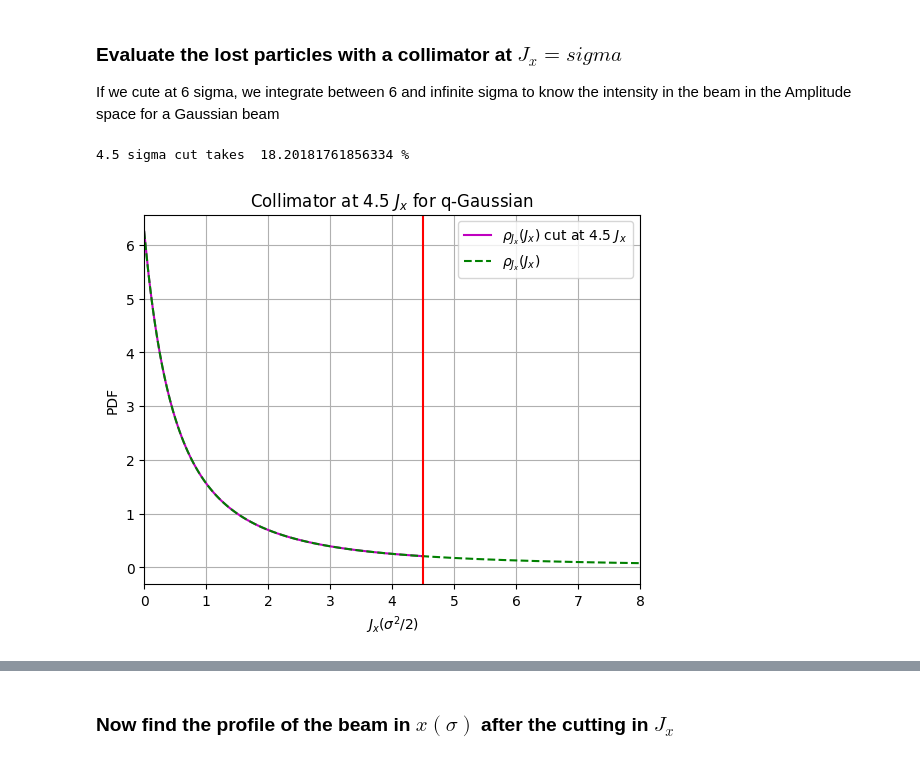
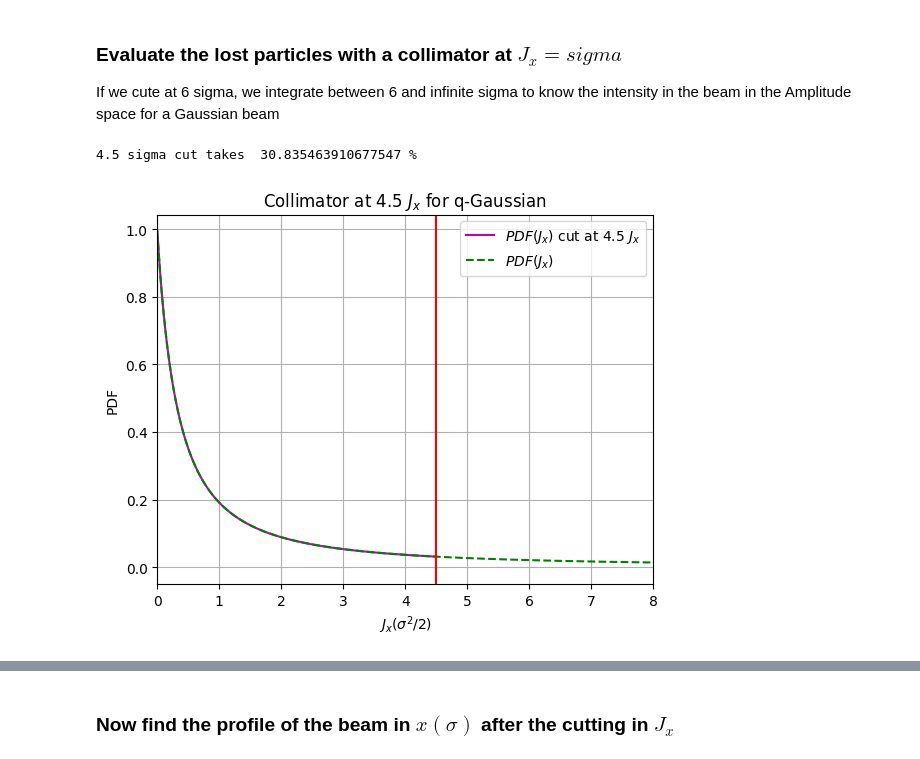
Before and after one commit to ElleanorLamb/xsuite_functions, a Jupyter notebook: Examples/presentation_collimator.ipynb, the cells around one changed output, grey strips where cells are left out. Saved outputs shown, nothing was run; the diff lists cells and outputs as text; code cells hidden in the pictures.

```diff
--- a/Examples/presentation_collimator.ipynb
+++ b/Examples/presentation_collimator.ipynb
@@ -359,7 +391,7 @@ ValueError: operands could not be broadcast together with shapes (999,) (9999,)
 ############ beam distribution symmetric about 0
 x = np.linspace(-100,100,20000)
 
-q0=1.4
+q0=1.5
 b0=1/(5-3*q0)
 
 
@@ -428,34 +460,34 @@ collim_position = 4.5
 
 xcollim_q = np.linspace(0.0000,collim_position,1000) # 0 to 3 sigma
 x = jx
 y = pdf_jx_q
 ycollim_q = np.interp(xcollim_q, x, y)
 
 
 ############# Integrate up to the collimator and then normalise
 
 perc_cut = sp.integrate.simps(ycollim_q, x=xcollim_q, dx=1, axis=-1,)
 perc_all = sp.integrate.simps(pdf_jx_q, x=jx, dx=1, axis=-1,)
 
 
 ############## calculate percentage lost
 
 perc_q = 100-(perc_cut/perc_all)*100
 print(str(collim_position) , 'sigma cut takes ',  perc_q, '%')
 
 
 ############### plot
 plt.figure()
-plt.plot(xcollim_q, ycollim_q, label='$\\rho_{J_x}(J_x)$ cut at 4.5 $J_x$ ', c='m')
-plt.plot(jx,pdf_jx_q, linestyle= '--',label='$\\rho_{J_x}(J_x)$',c='g')
+plt.plot(xcollim_q, ycollim_q/(2*np.pi), label='$PDF(J_x)$ cut at 4.5 $J_x$ ', c='m')
+plt.plot(jx,pdf_jx_q/(2*np.pi), linestyle= '--',label='$PDF(J_x)$',c='g')
 plt.legend()
 plt.grid()
 plt.title('Collimator at 4.5 $J_x$ for q-Gaussian')
 plt.xlabel('$J_x(\\sigma^2/2)$')
 plt.axvline(x=collim_position, color='r')
 plt.xlim([0,8])
 plt.ylabel('PDF')
 plt.savefig('./presentation_plots/Jx_cut_result_qgauss.png')
 # %% [output]
-4.5 sigma cut takes  18.20181761856334 %
+4.5 sigma cut takes  30.835463910677547 %
-[figure, old version]
+[figure, new version]
```
Also changed, not shown: parts of 9 cells of this notebook, 35 other files.
